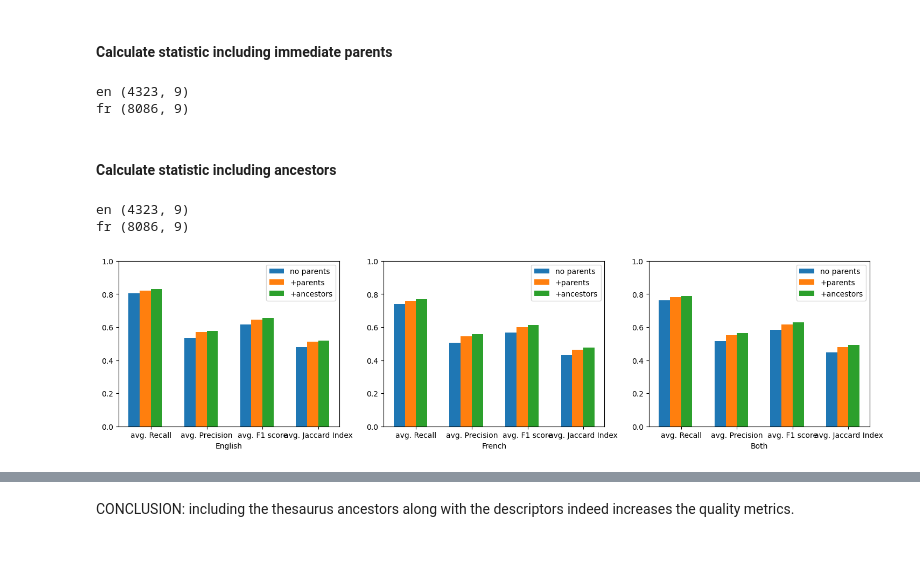
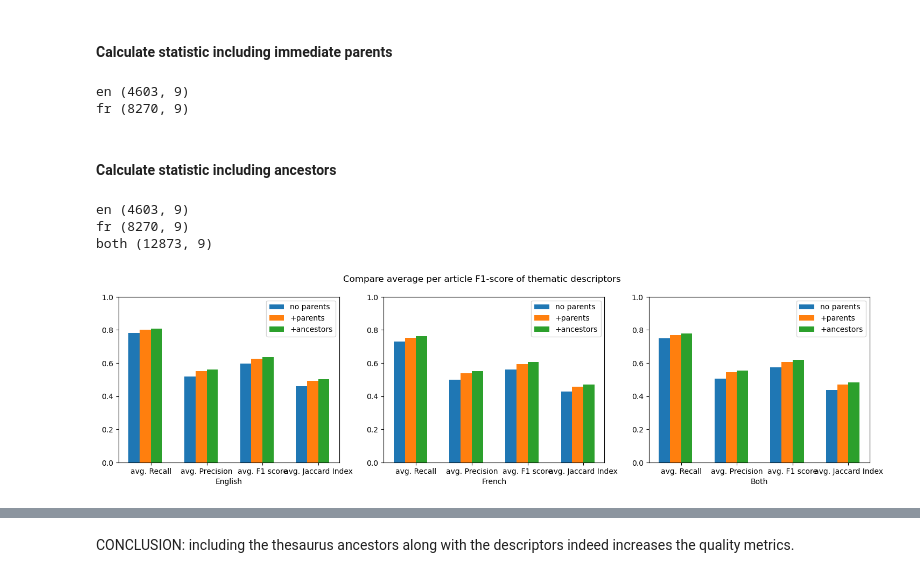
Before and after one commit to issa-project/issa-pipeline, a Jupyter notebook: notebooks/issa-descriptor-analysis.ipynb, the cells around one changed output, grey strips where cells are left out. Drawn from its saved outputs; the diff is of its cells as text; code cells hidden in the pictures.

```diff
--- a/notebooks/issa-descriptor-analysis.ipynb
+++ b/notebooks/issa-descriptor-analysis.ipynb
@@ -161,4 +179,7 @@ df_metrics = {}
 
 for lang in ['en', 'fr']:
     df_metrics[lang] = query_metrics(lang)
+
+
+df_metrics['both'] = pd.concat(df_metrics.values() )
 # %% [output]
@@ -256,0 +255,8 @@ plt.show()
+# %%
+fig = plt.figure(figsize=(12, 4))
+fig.suptitle('Distribution of per article Jaccard Similarity Index of thematic descriptors between documentalists and Annif')
+
+for i, df_js in enumerate(df_metrics.values()):
+    show_hist(plt, i, df_js , column='JaccardIndex', hist_color='orange')
+
+plt.show()
@@ -349,13 +375,15 @@ df_metrics_with_parents = {}
 for lang in ['en', 'fr']:
     df_metrics_with_parents[lang] = query_metrics(lang, broader=broader, topK=topK)
 
+df_metrics_with_parents['both'] = pd.concat(df_metrics_with_parents.values() )
+
 df_summary_with_parents = summary_dataframe(df_metrics_with_parents, col_suffix=' (+parent)')
 
 #pd.options.display.float_format = '{:,.2f}'.format
 #df_summary_with_parents.head()
 # %% [output]
-en (4323, 9)
-fr (8086, 9)
+en (4603, 9)
+fr (8270, 9)
 # %% [markdown]
 #### Calculate statistic including ancestors
 # %%
@@ -367,40 +395,43 @@ df_metrics_with_ancestors = {}
 for lang in ['en', 'fr']:
     df_metrics_with_ancestors[lang] = query_metrics(lang, broader=broader, topK=topK)
 
+df_metrics_with_ancestors['both'] = pd.concat(df_metrics_with_ancestors.values() )
+
 df_summary_with_ancestors = summary_dataframe(df_metrics_with_ancestors, col_suffix=' (+parents)')
 
 #pd.options.display.float_format = '{:,.2f}'.format
 #df_summary_with_ancestors.head()
 # %% [output]
-en (4323, 9)
-fr (8086, 9)
+en (4603, 9)
+fr (8270, 9)
+both (12873, 9)
 # %%
 fig = plt.figure(figsize=(18, 4))
-#fig.suptitle('Distribution of per article F1-score of thematic descriptors')
+fig.suptitle('Compare average per article F1-score of thematic descriptors')
 
-def compare_metrics_parents(i , row_num):
+def _compare_metrics_parents(i , row_num):
     metrics_labels = ['avg. Recall', 'avg. Precision', 'avg. F1 score', 'avg. Jaccard Index']
 
     x = np.arange(len(metrics_labels))  # the label locations
     width = 0.20  # the width of the bars
 
     plt.subplot(1 , 3, i+1)
 
-    plt.bar(x - width/2*3, df_summary.iloc[row_num,:], width=width, label='no parents')
-    plt.bar(x - width/2, df_summary_with_parents.iloc[row_num,:], width=width, label='+parents')
-    plt.bar(x + width/2, df_summary_with_ancestors.iloc[row_num,:], width=width, label='+ancestors')
+    plt.bar(x - width/2*3, df_summary.iloc[row_num,1:], width=width, label='no parents')
+    plt.bar(x - width/2,   df_summary_with_parents.iloc[row_num,1:], width=width, label='+parents')
+    plt.bar(x + width/2,   df_summary_with_ancestors.iloc[row_num,1:], width=width, label='+ancestors')
     plt.xticks(x, metrics_labels)
     plt.xlabel (['English', 'French', 'Both'][i])
     plt.ylim(0, 1)
     plt.legend(loc='upper right')
 
-compare_metrics_parents(0, 0)
-compare_metrics_parents(1, 1)
-compare_metrics_parents(2, 2)
+_compare_metrics_parents(0, 0)
+_compare_metrics_parents(1, 1)
+_compare_metrics_parents(2, 2)
 
 plt.show()
 # %% [output]
-[figure, old version]
+[figure, new version]
 # %%
 #    [{'selector': 'thead',
 #      'props': [('background-color', 'lightblue') ]}]
```
Also changed, not shown: parts of 30 cells of this notebook.
